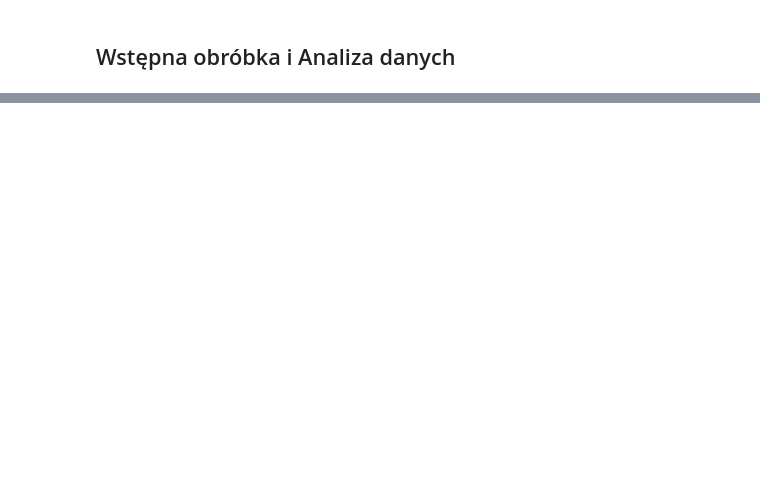
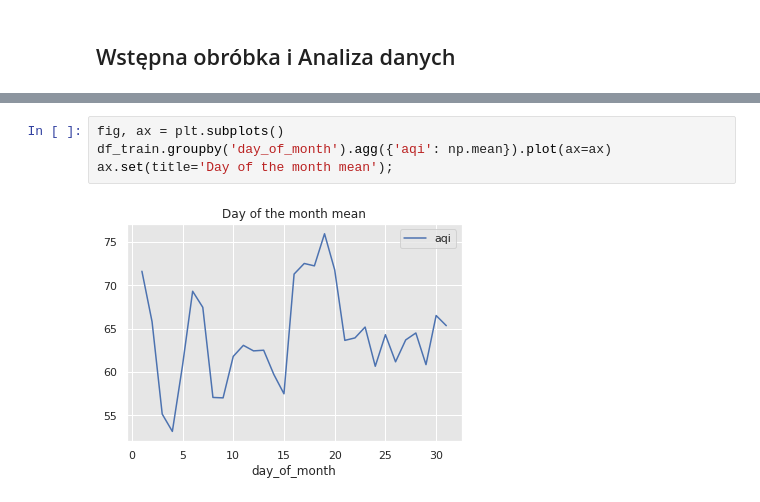
Before and after one commit to PrzemyslawSarnacki/AirQualityPrediction, a Jupyter notebook: seasonal_analisys.ipynb, the cells around one changed output, grey strips where cells are left out. Saved outputs shown, nothing was run; the diff lists cells and outputs as text; blank space fills up the shorter version.

```diff
--- a/seasonal_analisys.ipynb
+++ b/seasonal_analisys.ipynb
@@ -73,0 +109,6 @@ for city in CITIES:
+# %%
+fig, ax = plt.subplots()
+df_train.groupby('day_of_month').agg({'aqi': np.mean}).plot(ax=ax)
+ax.set(title='Day of the month mean');
+# %% [output]
+[figure, added]
```
Also changed, not shown: parts of 37 cells of this notebook.
